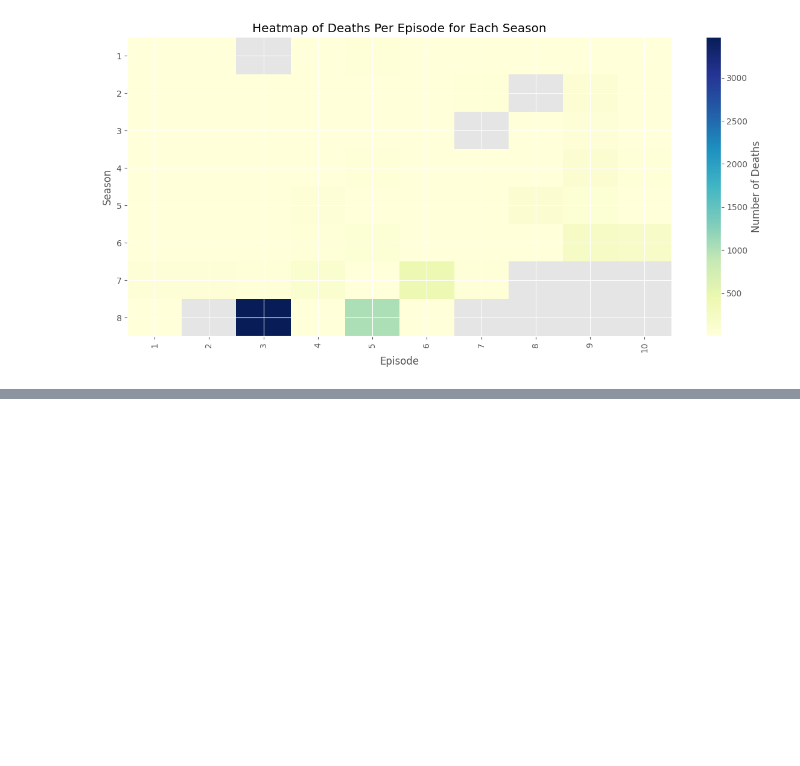
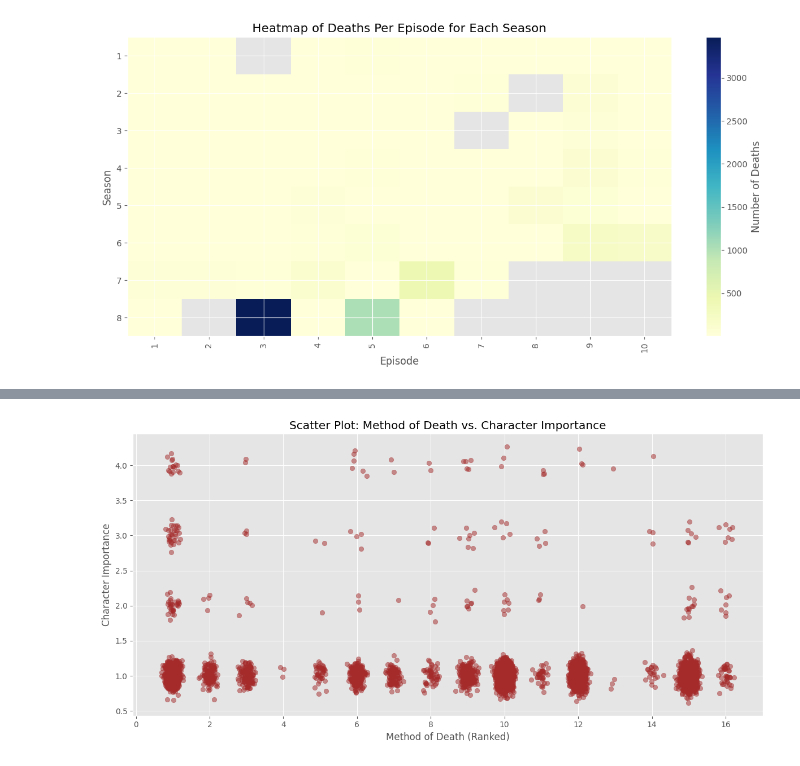
Before and after one commit to YoshChua/CSMODEL_MP, a Jupyter notebook: CSMODEL_MP.ipynb, the cells around one changed output, grey strips where cells are left out. Cells and saved outputs as stored; diff of their text form; code cells hidden in the pictures; blank space fills up the shorter version.

```diff
--- a/CSMODEL_MP.ipynb
+++ b/CSMODEL_MP.ipynb
@@ -404,0 +506,18 @@ plt.show()
+# %%
+plt.figure(figsize=(12,6))
+
+jitter_strength = 0.1
+jittered_method_rank = GOTdeaths_df['method_rank'] + (jitter_strength * np.random.randn(len(GOTdeaths_df)))
+jittered_importance = GOTdeaths_df['importance'] + (jitter_strength * np.random.randn(len(GOTdeaths_df)))
+
+plt.scatter(jittered_method_rank, jittered_importance, alpha=0.5, color='brown')
+
+plt.title('Scatter Plot: Method of Death vs. Character Importance')
+plt.xlabel('Method of Death (Ranked)')
+plt.ylabel('Character Importance')
+plt.grid(True)
+plt.tight_layout()
+
+plt.show()
+# %% [output]
+[figure, added]
```
Also changed, not shown: parts of 14 cells of this notebook.
